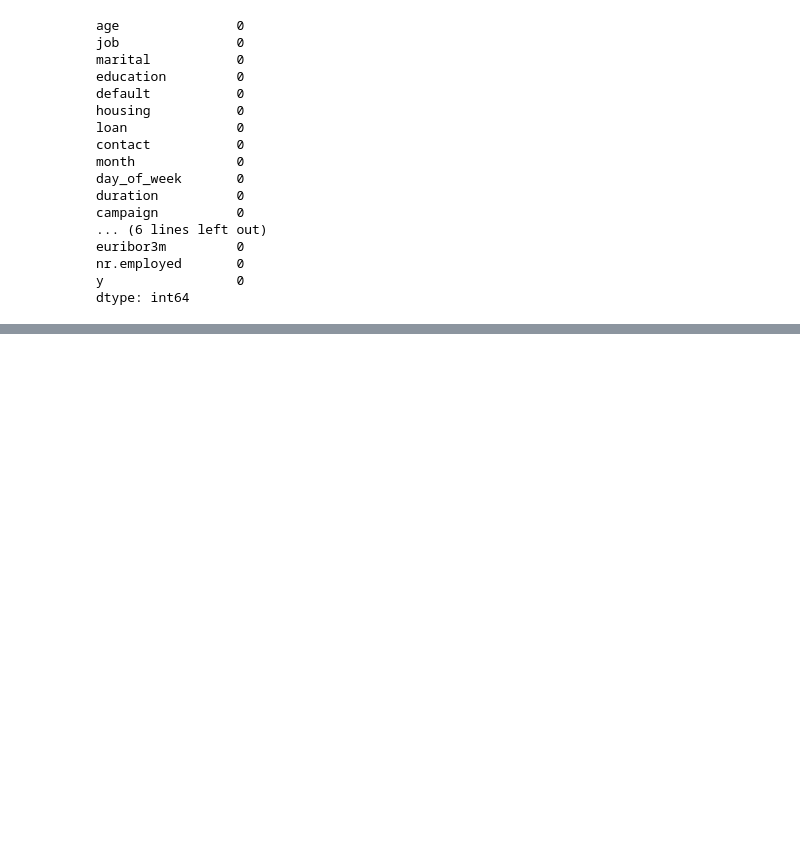
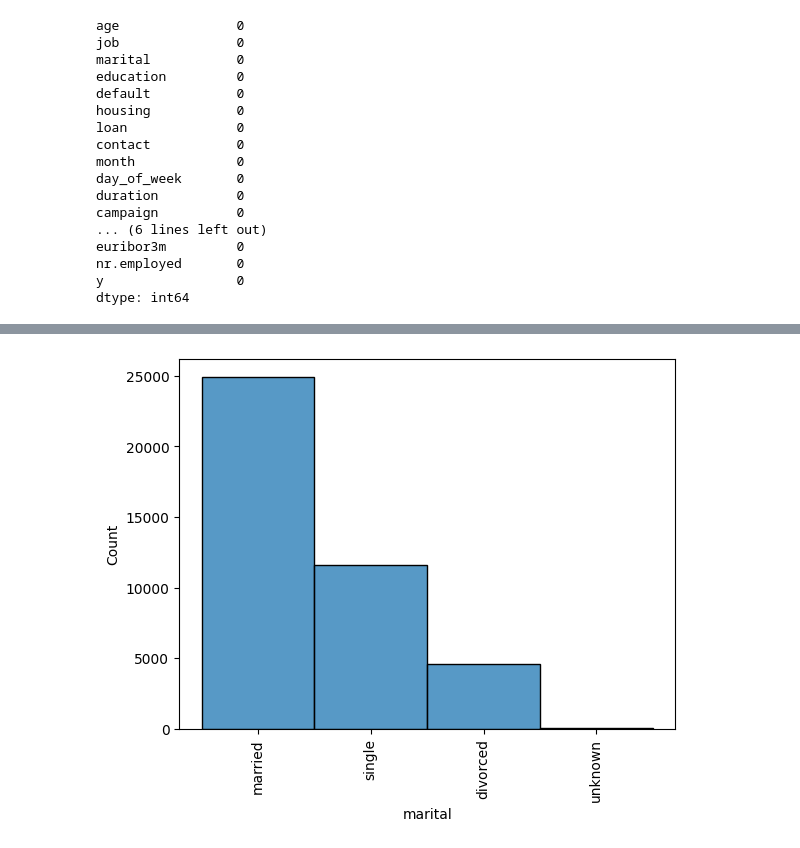
Before and after one commit to puupa/logistic-regression-project, a Jupyter notebook: src/explore.ipynb, the cells around one changed output, grey strips where cells are left out. Saved outputs shown, nothing was run; the diff lists cells and outputs as text; code cells hidden in the pictures; blank space fills up the shorter version.

```diff
--- a/src/explore.ipynb
+++ b/src/explore.ipynb
@@ -50,0 +102,7 @@ dtype: int64
+# %%
+sns.histplot(data=df, x='marital')
+
+plt.xticks(rotation='vertical')
+plt.show()
+# %% [output]
+[figure, added]
```
Also changed, not shown: parts of 25 cells of this notebook.
